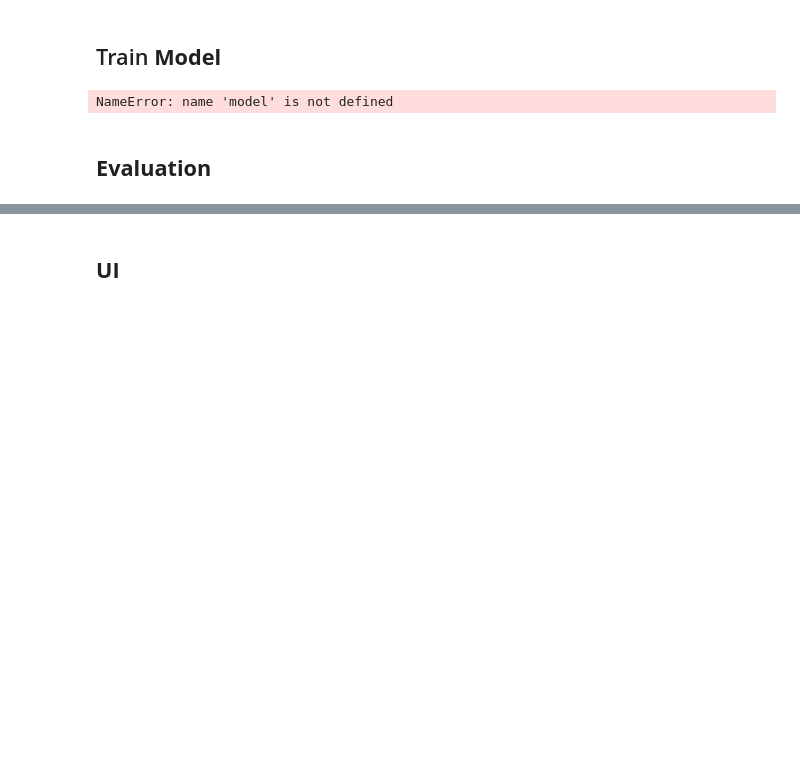
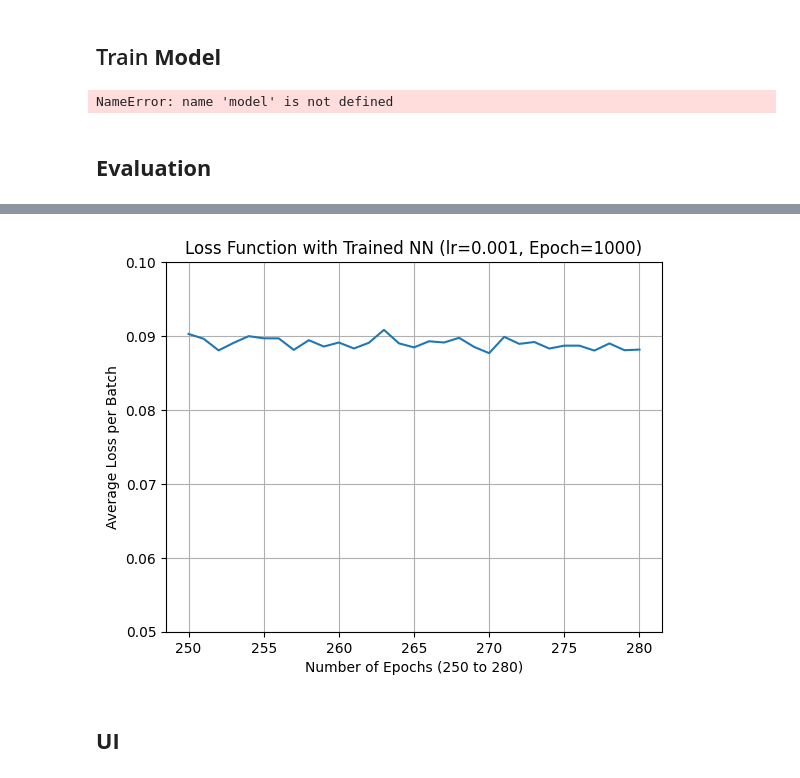
Before and after one commit to banuu0625/MA_Banu, a Jupyter notebook: Chess_CNN.ipynb, the cells around one changed output, grey strips where cells are left out. Saved outputs shown, nothing was run; the diff lists cells and outputs as text; code cells hidden in the pictures; blank space fills up the shorter version.

```diff
--- a/Chess_CNN.ipynb
+++ b/Chess_CNN.ipynb
@@ -484,3 +481,69 @@ NameError: name 'model' is not defined
+# %%
+# List of values provided
+values = [
+    0.0925, 0.0926, 0.0888, 0.0920, 0.0900, 0.0861, 0.0876, 0.0912, 0.0891, 0.0949, 0.0898, 0.0888,
+    0.0902, 0.0868, 0.0935, 0.0930, 0.0878, 0.0903, 0.0865, 0.0910, 0.0881, 0.0882, 0.0882, 0.0920,
+    0.0859, 0.0892, 0.0911, 0.0882, 0.0880, 0.0913, 0.0849, 0.0902, 0.0864, 0.0877, 0.0861, 0.0877,
+    0.0862, 0.0889, 0.0895, 0.0911, 0.0889, 0.0848, 0.0917, 0.0899, 0.0883, 0.0921, 0.0901, 0.0875,
+    0.0886, 0.0924, 0.0936, 0.0896, 0.0916, 0.0856, 0.0900, 0.0907, 0.0898, 0.0901, 0.0917, 0.0861,
+    0.0885, 0.0868, 0.0898, 0.0876, 0.0943, 0.0911, 0.0920, 0.0938, 0.0861, 0.0891, 0.0884, 0.0888,
+    0.0925, 0.0890, 0.0902, 0.0904, 0.0924, 0.0860, 0.0884, 0.0904, 0.0940, 0.0861, 0.0898, 0.0870,
+    0.0909, 0.0862, 0.0870, 0.0857, 0.0897, 0.0892, 0.0852, 0.0868, 0.0910, 0.0901, 0.0888, 0.0869,
+    0.0905, 0.0918, 0.0887, 0.0916, 0.0858, 0.0906, 0.0883, 0.0908, 0.0895, 0.0910, 0.0884, 0.0862,
+    0.0860, 0.0891, 0.0874, 0.0871, 0.0862, 0.0881, 0.0900, 0.0859, 0.0925, 0.0887, 0.0909, 0.0911,
+    0.0869, 0.0862, 0.0925, 0.0881, 0.0924, 0.0877, 0.0884, 0.0895, 0.0908, 0.0879, 0.0870, 0.0921,
+    0.0858, 0.0873, 0.0907, 0.0868, 0.0921, 0.0908, 0.0861, 0.0872, 0.0898, 0.0870, 0.0915, 0.0847,
+    0.0889, 0.0907, 0.0870, 0.0869, 0.0885, 0.0899, 0.0898, 0.0893, 0.0882, 0.0864, 0.0921, 0.0914,
+    0.0919, 0.0925, 0.0906, 0.0925, 0.0901, 0.0909, 0.0928, 0.0924, 0.0905, 0.0886, 0.0894, 0.0878,
+    0.0882, 0.0866, 0.0901, 0.0867, 0.0893, 0.0886, 0.0910, 0.0934, 0.0854, 0.0934, 0.0885, 0.0869,
+    0.0864, 0.0883, 0.0900, 0.0905, 0.0878, 0.0913, 0.0900, 0.0871, 0.0857, 0.0848, 0.0900, 0.0897,
+    0.0860, 0.0901, 0.0903, 0.0924, 0.0904, 0.0908, 0.0854, 0.0913, 0.0867, 0.0921, 0.0878, 0.0882,
+    0.0877, 0.0905, 0.0848, 0.0909, 0.0845, 0.0887, 0.0892, 0.0917, 0.0921, 0.0883, 0.0921, 0.0890,
+    0.0919, 0.0878, 0.0944, 0.0913, 0.0887, 0.0879, 0.0864, 0.0891, 0.0934, 0.0871, 0.0913, 0.0878,
+    0.0870, 0.0871, 0.0896, 0.0892, 0.0866, 0.0887, 0.0886, 0.0907, 0.0885, 0.0910, 0.0898, 0.0855,
+    0.0905, 0.0895, 0.0852, 0.0877, 0.0898, 0.0883, 0.0846, 0.0872, 0.0881, 0.0880, 0.0863, 0.0870,
+    0.0905, 0.0928, 0.0928, 0.0858, 0.0913, 0.0898, 0.0867, 0.0919, 0.0864, 0.0902, 0.0913, 0.0892,
+    0.0920, 0.0891, 0.0879, 0.0899, 0.0876, 0.0870, 0.0901, 0.0888, 0.0902, 0.0840, 0.0895, 0.0912,
+    0.0912, 0.0900, 0.0909, 0.0910, 0.0857, 0.0853, 0.0885, 0.0882, 0.0918, 0.0872, 0.0877, 0.0928,
+    0.0865, 0.0857, 0.0918, 0.0878, 0.0880, 0.0929, 0.0885, 0.0867, 0.0851, 0.0902, 0.0874, 0.0891,
+    0.0895, 0.0851, 0.0926, 0.0843, 0.0874, 0.0912, 0.0905, 0.0915, 0.0890, 0.0881, 0.0869, 0.0883,
+    0.0895, 0.0851, 0.0926, 0.0843, 0.0874, 0.0912, 0.0905, 0.0915, 0.0890, 0.0881, 0.0869, 0.0883,
+    0.0882, 0.0885, 0.0875, 0.0870, 0.0867, 0.0863, 0.0864, 0.0926, 0.0884, 0.0879, 0.0897, 0.0872,
+    0.0908, 0.0913, 0.0869, 0.0873, 0.0861, 0.0888, 0.0866, 0.0907, 0.0869, 0.0909, 0.0911, 0.0906,
+    0.0888, 0.0911, 0.0887, 0.0884, 0.0891, 0.0897, 0.0872, 0.0857, 0.0876, 0.0865, 0.0862, 0.0880,
+    0.0885, 0.0881, 0.0914, 0.0888, 0.0847, 0.0887, 0.0870, 0.0925, 0.0855, 0.0865, 0.0899, 0.0864,
+    0.0878, 0.0864, 0.0860, 0.0875, 0.0910, 0.0877, 0.0860, 0.0864, 0.0887, 0.0880, 0.0912, 0.0910
+]
+
+# Function to calculate the average for every 12 value
+epoch_value = 0
+averages = []
+i = 0
+
+while i < int(len(values)-1):
+    epoch_value += values[i]
+    i+= 1
+
+    if i % 12 == 0:
+        averages.append(epoch_value/12)
+        epoch_value = 0
+
+numb = []
+for i in range(250,281):
+    numb.append(i)
+
+import matplotlib.pyplot as plt
+
+# Assuming `losses` is a list of average loss per epoch
+plt.plot(numb, averages)
+plt.ylabel("Average Loss per Batch")
+plt.xlabel("Number of Epochs (250 to 280)")
+plt.title("Loss Function with Trained NN (lr=0.001, Epoch=1000)")
+plt.grid(True)
+plt.ylim(0.05, 0.1)  # Set the y-axis range from 0 to 1
+plt.show()
+# %% [output]
+[figure, added]
 # %% [markdown]
 ## **UI**
 # %%
```
Also changed, not shown: parts of 2 cells of this notebook, 36 other files.
